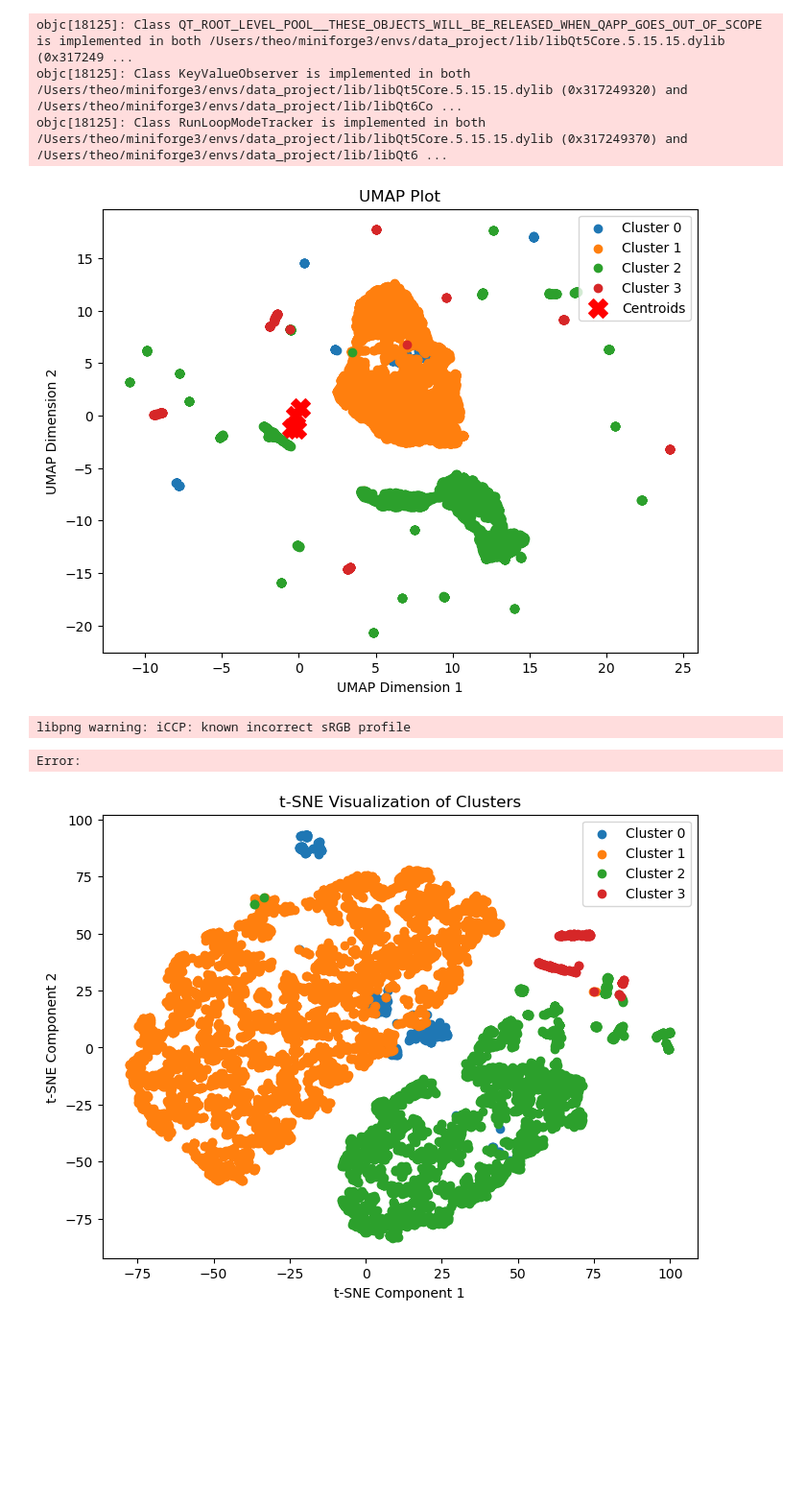
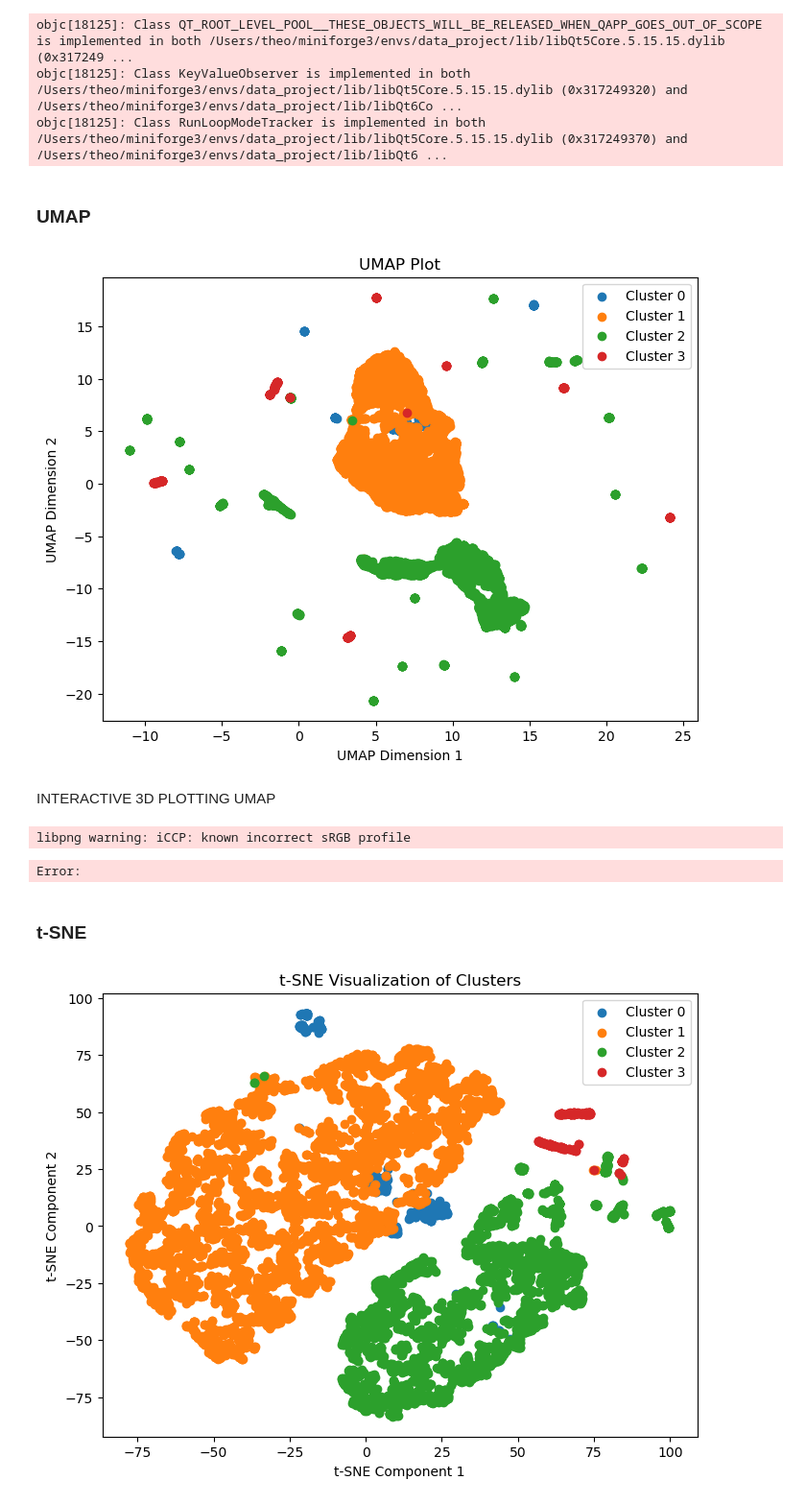
Before and after one commit to tgaspe/Clustering_Analysis, a Jupyter notebook: multivarite_data_analysis.ipynb, the cells around one changed output. Shown at 96% size. Cells and saved outputs as stored; diff of their text form; code cells hidden in the pictures; blank space fills up the shorter version.

```diff
--- a/multivarite_data_analysis.ipynb
+++ b/multivarite_data_analysis.ipynb
@@ -243,6 +215,6 @@ plt.show()
 # %%
-# Apply K-Means with optimal k (e.g., 3 clusters)
-k = 5
+# Apply K-Means with optimal k value
+k = 4
 kmeans = KMeans(n_clusters=k, random_state=42)
 df['cluster'] = kmeans.fit_predict(data_scaled)
 # %% [markdown]
@@ -277,0 +254,31 @@ plt.show()
+# %%
+from sklearn.decomposition import PCA
+
+# Reduce dimensions with PCA
+pca = PCA(n_components=3)
+data_pca = pca.fit_transform(data_scaled)
+# %%
+import matplotlib.pyplot as plt
+from mpl_toolkits.mplot3d import Axes3D
+
+# Assuming `data_pca` has three components (PCA Component 1, 2, and 3)
+# Modify for 3D visualization
+fig = plt.figure(figsize=(10, 8))
+ax = fig.add_subplot(111, projection='3d')
+
+for cluster in range(k):
+    ax.scatter(
+        data_pca[df['cluster'] == cluster, 0],
+        data_pca[df['cluster'] == cluster, 1],
+        data_pca[df['cluster'] == cluster, 2],
+        label=f'Cluster {cluster}'
+    )
+
+# Add labels and title
+ax.set_title('3D K-Means Clusters (k=4)')
+ax.set_xlabel('PCA Component 1')
+ax.set_ylabel('PCA Component 2')
+ax.set_zlabel('PCA Component 3')
+ax.legend()
+
+plt.show()
@@ -321,33 +332,37 @@ mlab.show()
 objc[18125]: Class QT_ROOT_LEVEL_POOL__THESE_OBJECTS_WILL_BE_RELEASED_WHEN_QAPP_GOES_OUT_OF_SCOPE is implemented in both /Users/theo/miniforge3/envs/data_project/lib/libQt5Core.5.15.15.dylib (0x317249 ...
 objc[18125]: Class KeyValueObserver is implemented in both /Users/theo/miniforge3/envs/data_project/lib/libQt5Core.5.15.15.dylib (0x317249320) and /Users/theo/miniforge3/envs/data_project/lib/libQt6Co ...
 objc[18125]: Class RunLoopModeTracker is implemented in both /Users/theo/miniforge3/envs/data_project/lib/libQt5Core.5.15.15.dylib (0x317249370) and /Users/theo/miniforge3/envs/data_project/lib/libQt6 ...
+# %% [markdown]
+### UMAP
 # %%
 import umap
 
 # Apply UMAP
 umap_reducer = umap.UMAP(n_components=2, random_state=42)
 data_umap = umap_reducer.fit_transform(data_scaled)
 
 
 # Plot the clusters
 plt.figure(figsize=(8, 6))
 for cluster in range(k):
     plt.scatter(
         data_umap[df['cluster'] == cluster, 0],
         data_umap[df['cluster'] == cluster, 1],
         label=f'Cluster {cluster}'
     )
-plt.scatter(
-    kmeans.cluster_centers_[:, 0], kmeans.cluster_centers_[:, 1],
-    s=200, c='red', marker='X', label='Centroids'
-)
+# plt.scatter(
+#     kmeans.cluster_centers_[:, 0], kmeans.cluster_centers_[:, 1],
+#     s=200, c='red', marker='X', label='Centroids'
+# )
 plt.title('UMAP Plot')
 plt.xlabel('UMAP Dimension 1')
 plt.ylabel('UMAP Dimension 2')
 plt.legend()
 plt.show()
 # %% [output]
-[figure, old version]
+[figure, new version]
+# %% [markdown]
+INTERACTIVE 3D PLOTTING UMAP
 # %%
 from mayavi import mlab
 import umap
@@ -393,6 +408,8 @@ mlab.show()
 # %% [output]
 libpng warning: iCCP: known incorrect sRGB profile
 Error:
+# %% [markdown]
+### t-SNE
 # %%
 from sklearn.manifold import TSNE
 
```
Also changed, not shown: parts of 48 cells of this notebook, 2 other files.
